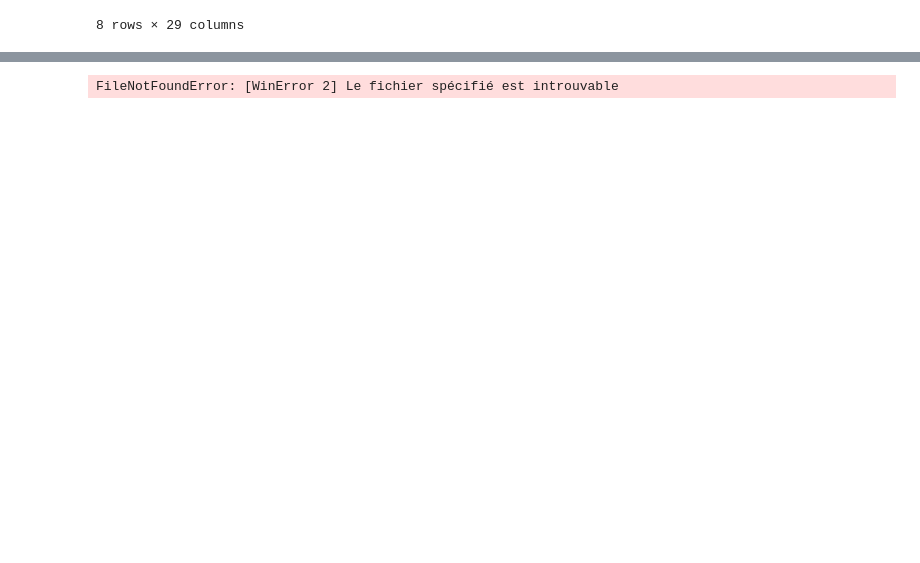
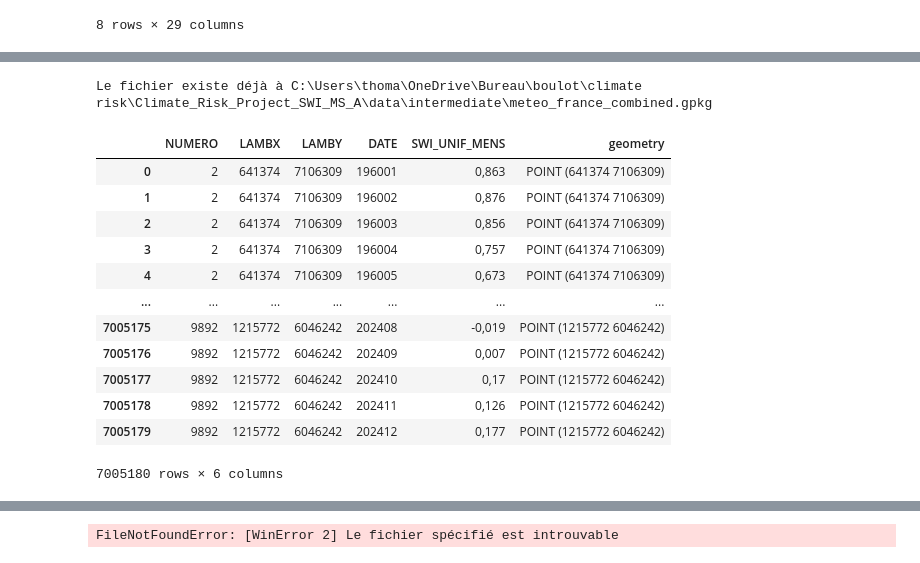
Before and after one commit to Lanouraf/Climate_Risk_Project_SWI_MS_A, a Jupyter notebook: data_processing.ipynb, the cells around one changed output, grey strips where cells are left out. Saved outputs shown, nothing was run; the diff lists cells and outputs as text; code cells hidden in the pictures; blank space fills up the shorter version.

```diff
--- a/data_processing.ipynb
+++ b/data_processing.ipynb
@@ -108,0 +167,20 @@ KeyboardInterrupt:
+# %%
+
+
+# Chemin vers le fichier GeoPackage
+gpkg_path = Path("data/intermediate/meteo_france_combined.gpkg")
+
+# Vérifier si le fichier existe
+if not gpkg_path.exists():
+    # Créer le GeoDataFrame et sauvegarder dans un fichier
+    gdf_metF = gpd.GeoDataFrame(
+        meteofrance_df,
+        geometry=[Point(xy) for xy in zip(meteofrance_df["LAMBX"], meteofrance_df["LAMBY"])],
+        crs="EPSG:2154"  # Lambert 93
+    )
+    gdf_metF.to_file(gpkg_path, driver="GPKG")
+    print(f"Fichier créé et sauvegardé à {gpkg_path.resolve()}")
+else:
+    print(f"Le fichier existe déjà à {gpkg_path.resolve()}")
+# %% [output]
+Le fichier existe déjà à C:\Users\thoma\OneDrive\Bureau\boulot\climate risk\Climate_Risk_Project_SWI_MS_A\data\intermediate\meteo_france_combined.gpkg
@@ -108,0 +189,16 @@ KeyboardInterrupt:
+# %%
+gpd.read_file("data/intermediate/meteo_france_combined.gpkg")
+# %% [output]
+|  | NUMERO | LAMBX | LAMBY | DATE | SWI_UNIF_MENS | geometry |
+| 0 | 2 | 641374 | 7106309 | 196001 | 0,863 | POINT (641374 7106309) |
+| 1 | 2 | 641374 | 7106309 | 196002 | 0,876 | POINT (641374 7106309) |
+| 2 | 2 | 641374 | 7106309 | 196003 | 0,856 | POINT (641374 7106309) |
+| 3 | 2 | 641374 | 7106309 | 196004 | 0,757 | POINT (641374 7106309) |
+| 4 | 2 | 641374 | 7106309 | 196005 | 0,673 | POINT (641374 7106309) |
+| ... | ... | ... | ... | ... | ... | ... |
+| 7005175 | 9892 | 1215772 | 6046242 | 202408 | -0,019 | POINT (1215772 6046242) |
+| 7005176 | 9892 | 1215772 | 6046242 | 202409 | 0,007 | POINT (1215772 6046242) |
+| 7005177 | 9892 | 1215772 | 6046242 | 202410 | 0,17 | POINT (1215772 6046242) |
+| 7005178 | 9892 | 1215772 | 6046242 | 202411 | 0,126 | POINT (1215772 6046242) |
+| 7005179 | 9892 | 1215772 | 6046242 | 202412 | 0,177 | POINT (1215772 6046242) |
+7005180 rows × 6 columns
```
Also changed, not shown: parts of 21 cells of this notebook, 1 other file.
